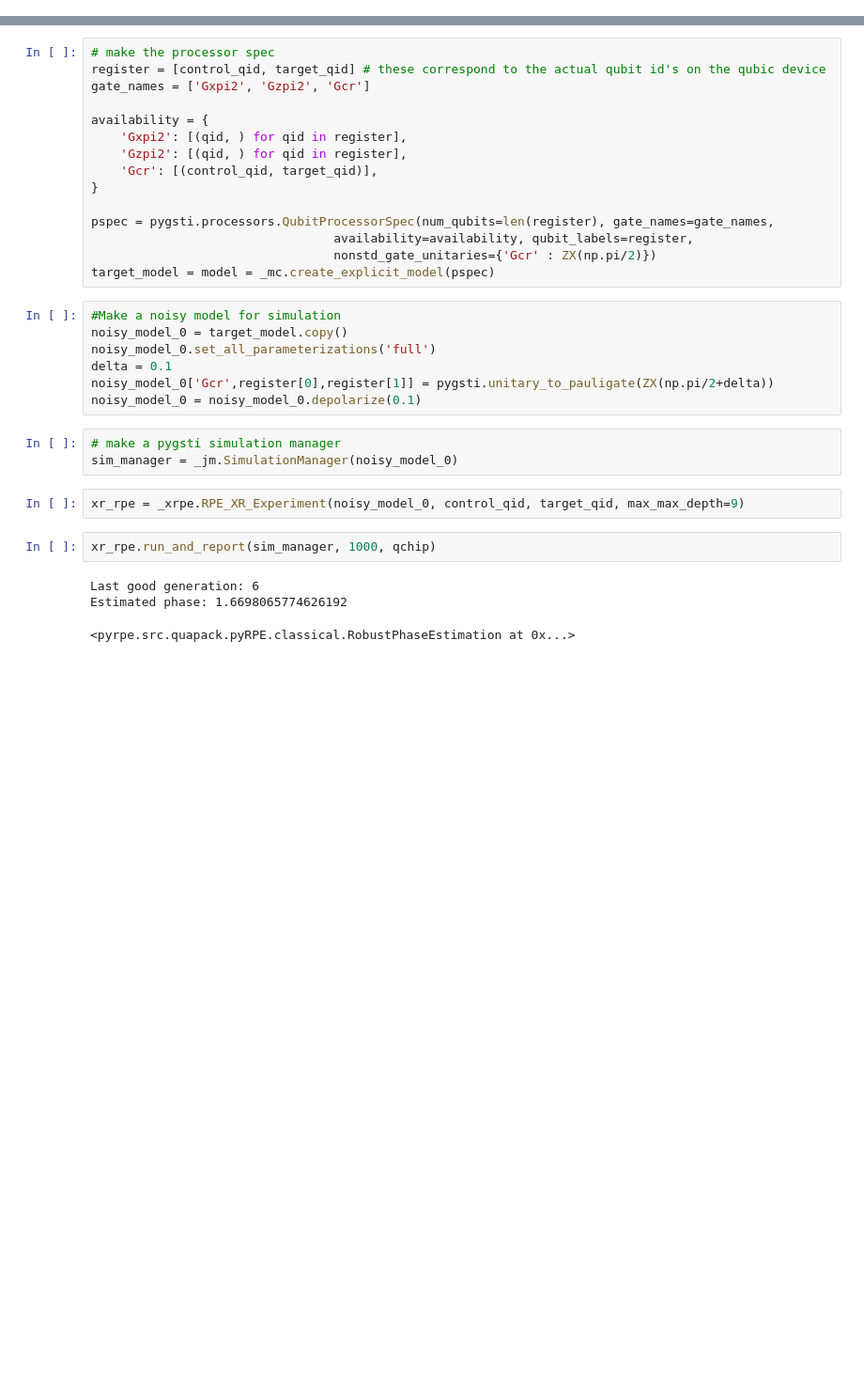
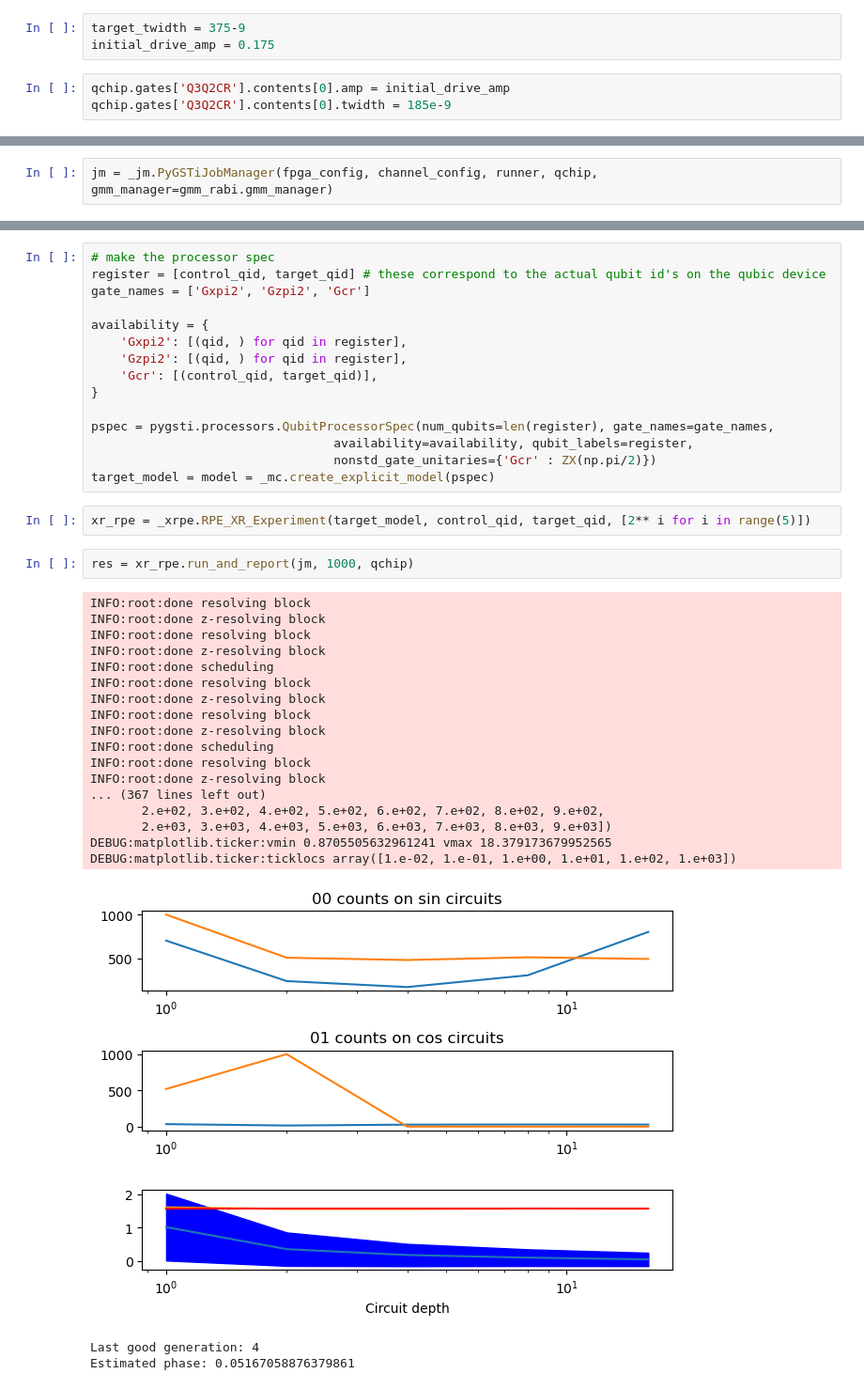
Before and after one commit to xianChunZeng/lblQubic, a Jupyter notebook: notebooks/XR_rpe.ipynb, the cells around one changed output, grey strips where cells are left out. Shown: that part at 94% size. Cells and saved outputs as stored; diff of their text form; blank space fills up the shorter version.

```diff
--- a/notebooks/XR_rpe.ipynb
+++ b/notebooks/XR_rpe.ipynb
@@ -34,0 +80,6 @@ jobman = _jm.JobManager(fpga_config, channel_config, runner, qchip)
+# %%
+target_twidth = 375-9
+initial_drive_amp = 0.175
+# %%
+qchip.gates['Q3Q2CR'].contents[0].amp = initial_drive_amp
+qchip.gates['Q3Q2CR'].contents[0].twidth = 185e-9
@@ -35,3 +97,5 @@ jobman = _jm.JobManager(fpga_config, channel_config, runner, qchip)
+# %%
+jm = _jm.PyGSTiJobManager(fpga_config, channel_config, runner, qchip, gmm_manager=gmm_rabi.gmm_manager)
 # %%
 def ZX(theta):
     return scipy.linalg.expm(-1j/2 * theta * pygsti.sigmazx)
@@ -50,21 +114,28 @@ pspec = pygsti.processors.QubitProcessorSpec(num_qubits=len(register), gate_name
                                  availability=availability, qubit_labels=register,
                                  nonstd_gate_unitaries={'Gcr' : ZX(np.pi/2)})
 target_model = model = _mc.create_explicit_model(pspec)
-# %%
-#Make a noisy model for simulation
-noisy_model_0 = target_model.copy()
-noisy_model_0.set_all_parameterizations('full')
-delta = 0.1
-noisy_model_0['Gcr',register[0],register[1]] = pygsti.unitary_to_pauligate(ZX(np.pi/2+delta))
-noisy_model_0 = noisy_model_0.depolarize(0.1)
-# %%
-# make a pygsti simulation manager
-sim_manager = _jm.SimulationManager(noisy_model_0)
 # %%
-xr_rpe = _xrpe.RPE_XR_Experiment(noisy_model_0, control_qid, target_qid, max_max_depth=9)
+xr_rpe = _xrpe.RPE_XR_Experiment(target_model, control_qid, target_qid, [2** i for i in range(5)])
 # %%
-xr_rpe.run_and_report(sim_manager, 1000, qchip)
+res = xr_rpe.run_and_report(jm, 1000, qchip)
 # %% [output]
-Last good generation: 6
-Estimated phase: 1.6698065774626192
+INFO:root:done resolving block
+INFO:root:done z-resolving block
+INFO:root:done resolving block
+INFO:root:done z-resolving block
+INFO:root:done scheduling
+INFO:root:done resolving block
+INFO:root:done z-resolving block
+INFO:root:done resolving block
+INFO:root:done z-resolving block
+INFO:root:done scheduling
+INFO:root:done resolving block
+INFO:root:done z-resolving block
+... (367 lines left out)
+       2.e+02, 3.e+02, 4.e+02, 5.e+02, 6.e+02, 7.e+02, 8.e+02, 9.e+02,
+       2.e+03, 3.e+03, 4.e+03, 5.e+03, 6.e+03, 7.e+03, 8.e+03, 9.e+03])
+DEBUG:matplotlib.ticker:vmin 0.8705505632961241 vmax 18.379173679952565
+DEBUG:matplotlib.ticker:ticklocs array([1.e-02, 1.e-01, 1.e+00, 1.e+01, 1.e+02, 1.e+03])
+[figure, added]
-<pyrpe.src.quapack.pyRPE.classical.RobustPhaseEstimation at 0x...>
+Last good generation: 4
+Estimated phase: 0.05167058876379861
```
Also changed, not shown: parts of 13 cells of this notebook, 8 other files.
